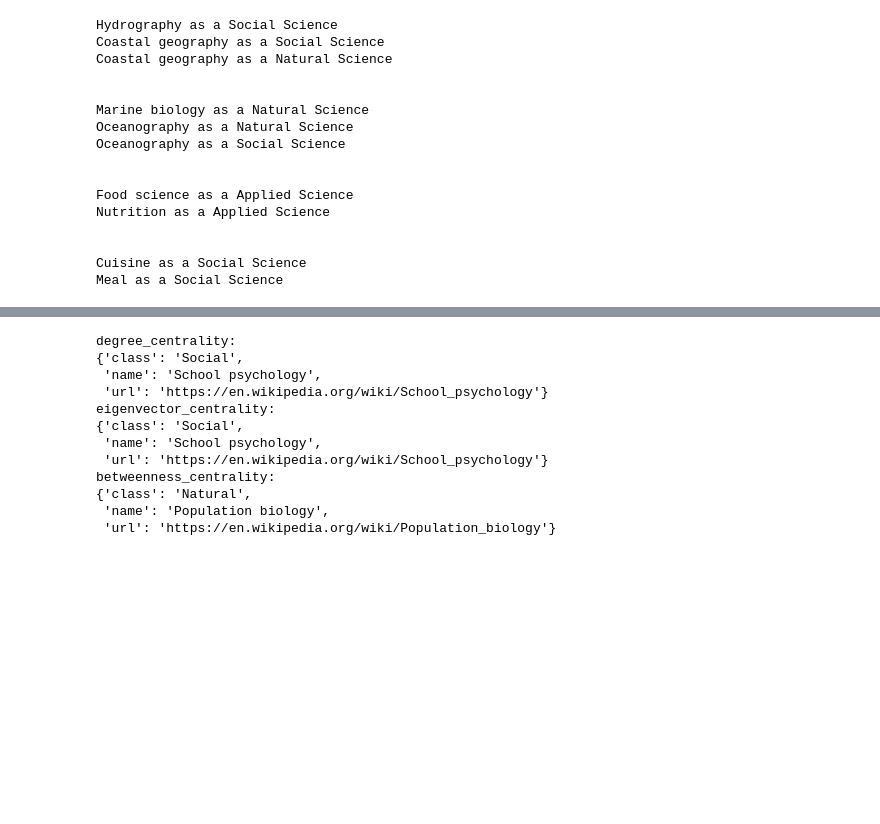
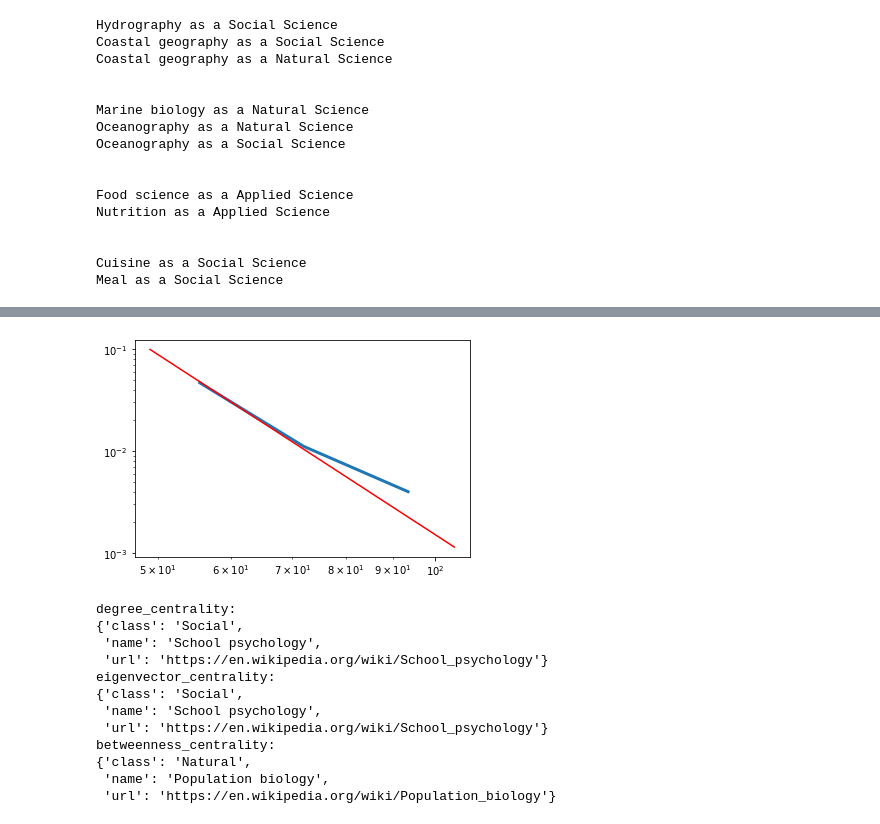
Before and after one commit to jtaca/Network-Analysis-Wikipedia-Map-of-Science, a Jupyter notebook: MapOfScience/MapOfScience_Analysis.ipynb, the cells around one changed output, grey strips where cells are left out. Saved outputs shown, nothing was run; the diff lists cells and outputs as text; code cells hidden in the pictures; blank space fills up the shorter version.

```diff
--- a/MapOfScience/MapOfScience_Analysis.ipynb
+++ b/MapOfScience/MapOfScience_Analysis.ipynb
@@ -87 +127,9 @@ Meal as a Social Science
+# %%
+fit.distribution_compare('power_law', 'lognormal')
+fig4 = fit.plot_pdf(linewidth = 3)
+fit.power_law.plot_pdf(ax = fig4, color = 'r', linestyle = '-')
+
+plt.show()
+# %% [output]
+[figure, added]
 # %%
```
Also changed, not shown: parts of 4 cells of this notebook.
